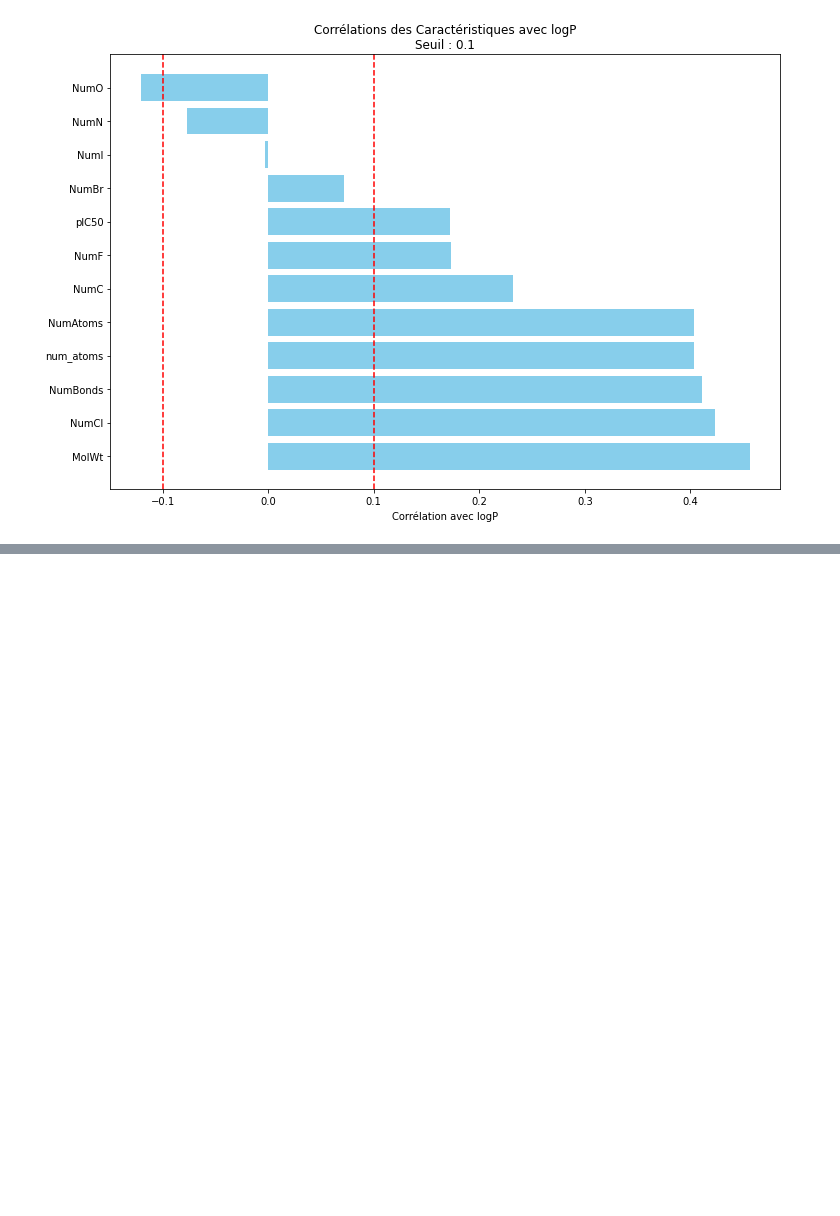
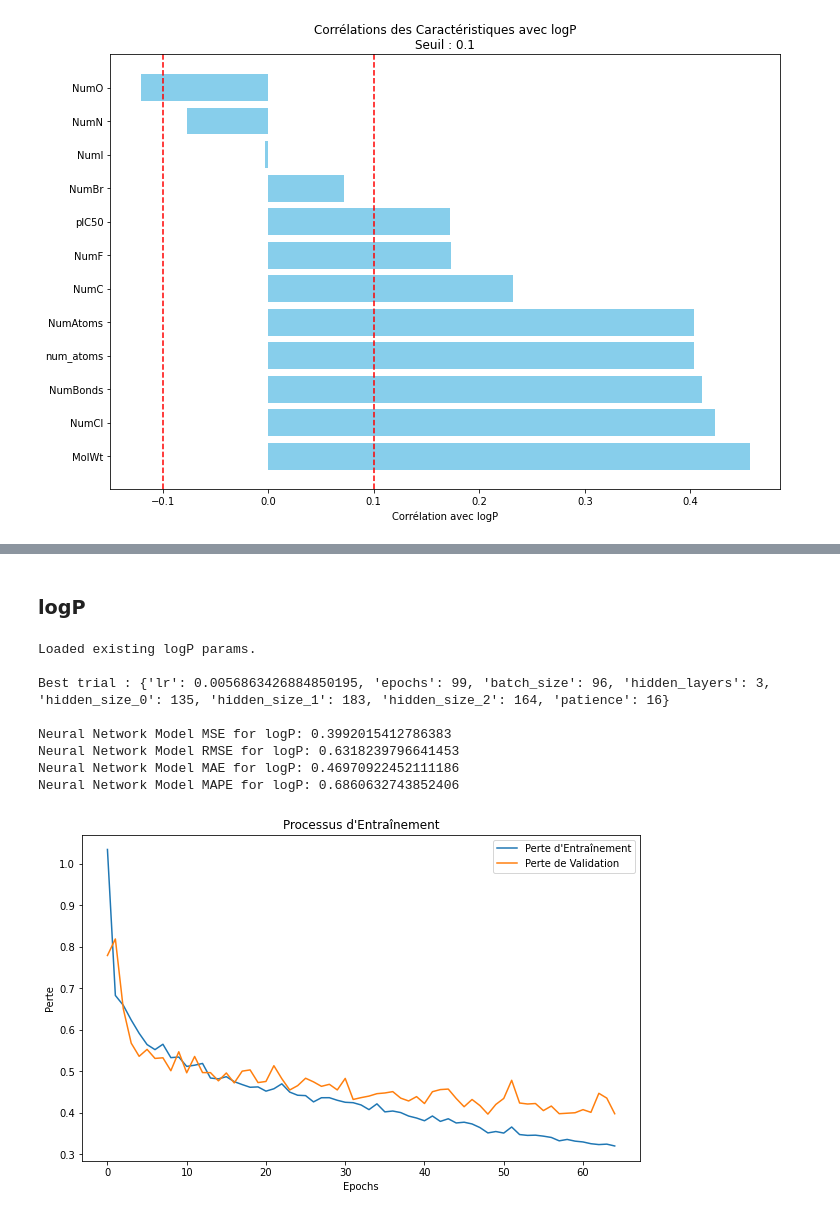
Before and after one commit to Nathan-Vanson/mpp, a Jupyter notebook: results.ipynb, the cells around one changed output, grey strips where cells are left out. Drawn from its saved outputs; the diff is of its cells as text; code cells hidden in the pictures; blank space fills up the shorter version.

```diff
--- a/results.ipynb
+++ b/results.ipynb
@@ -422,0 +145,53 @@ plot_results(results_logP)
+# %% [markdown]
+### logP
+# %%
+# Hyperparameter tuning for Neural Network (logP)
+if model_exists('params/nn_best_params_logP.pkl'):
+    print("Loaded existing logP params.\n")
+    loaded_best_params_logP = joblib.load('params/nn_best_params_logP.pkl')
+    print(f"Best trial : {loaded_best_params_logP}")
+    nn_model_logP = NeuralNetworkModel(
+        input_size=X_train.shape[1],
+        hidden_sizes=[loaded_best_params_logP[f"hidden_size_{i}"] for i in range(loaded_best_params_logP["hidden_layers"])],
+        lr=loaded_best_params_logP["lr"],
+        epochs=loaded_best_params_logP["epochs"],
+        batch_size=loaded_best_params_logP["batch_size"],
+        patience=loaded_best_params_logP["patience"]
+    )
+    training_loss_logP, validation_loss_logP = nn_model_logP.train(X_train, y_train_logP, X_test, y_test_logP)
+    nn_mse_logP, nn_rmse_logP, nn_mae_logP, nn_mape_logP = nn_model_logP.evaluate(X_test, y_test_logP)
+    print(f"Neural Network Model MSE for logP: {nn_mse_logP}")
+    print(f"Neural Network Model RMSE for logP: {nn_rmse_logP}")
+    print(f"Neural Network Model MAE for logP: {nn_mae_logP}")
+    print(f"Neural Network Model MAPE for logP: {nn_mape_logP}")
+    plot_training_process(training_loss_logP, validation_loss_logP, output_path="training_process_logP.png")
+else:
+    tuner_logP = HyperparameterTuning(X_train, y_train_logP, "Neural Network")
+    best_params_logP = tuner_logP.tune(n_trials=50)
+    joblib.dump(best_params_logP, 'params/nn_best_params_logP.pkl')
+    nn_model_logP = NeuralNetworkModel(
+        input_size=X_train.shape[1],
+        hidden_sizes=[best_params_logP[f"hidden_size_{i}"] for i in range(best_params_logP["hidden_layers"])],
+        lr=best_params_logP["lr"],
+        epochs=best_params_logP["epochs"],
+        batch_size=best_params_logP["batch_size"],
+        patience=best_params_logP["patience"]
+    )
+    training_loss_logP, validation_loss_logP = nn_model_logP.train(X_train, y_train_logP, X_test, y_test_logP)
+    torch.save(nn_model_logP.model.state_dict(), 'models/nn_model_logP.pth')
+    nn_mse_logP, nn_rmse_logP, nn_mae_logP, nn_mape_logP = nn_model_logP.evaluate(X_test, y_test_logP)
+    print(f"Neural Network Model MSE for logP: {nn_mse_logP}")
+    print(f"Neural Network Model RMSE for logP: {nn_rmse_logP}")
+    print(f"Neural Network Model MAE for logP: {nn_mae_logP}")
+    print(f"Neural Network Model MAPE for logP: {nn_mape_logP}")
+    plot_training_process(training_loss_logP, validation_loss_logP, output_path="training_process_logP.png")
+# %% [output]
+Loaded existing logP params.
+
+Best trial : {'lr': 0.0056863426884850195, 'epochs': 99, 'batch_size': 96, 'hidden_layers': 3, 'hidden_size_0': 135, 'hidden_size_1': 183, 'hidden_size_2': 164, 'patience': 16}
+
+Neural Network Model MSE for logP: 0.3992015412786383
+Neural Network Model RMSE for logP: 0.6318239796641453
+Neural Network Model MAE for logP: 0.46970922452111186
+Neural Network Model MAPE for logP: 0.6860632743852406
+[figure, added]
```
Also changed, not shown: parts of 50 cells of this notebook, 5 other files.
